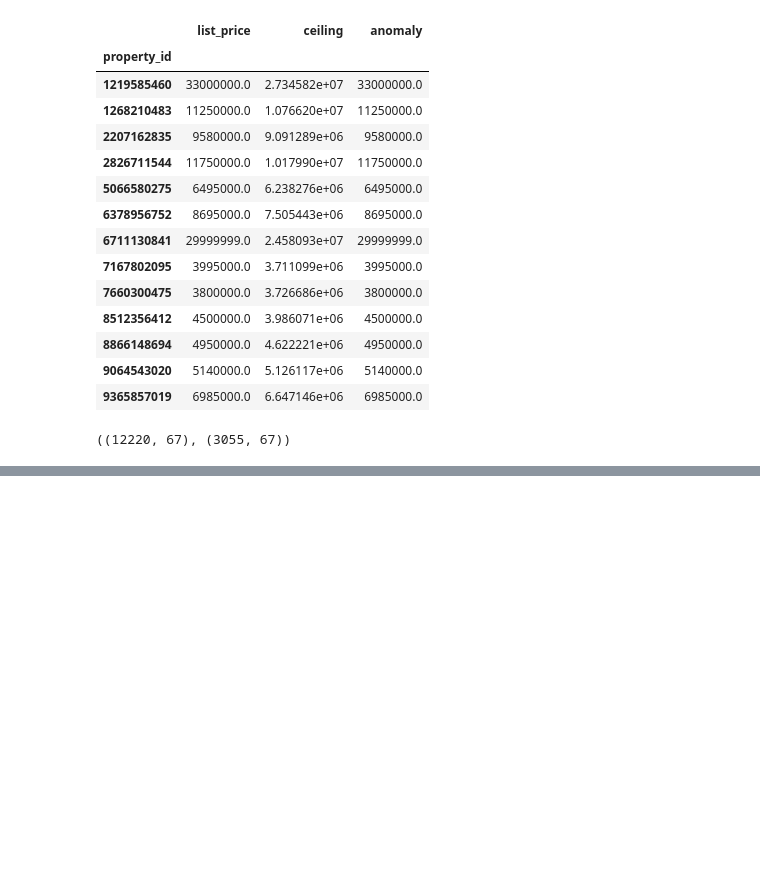
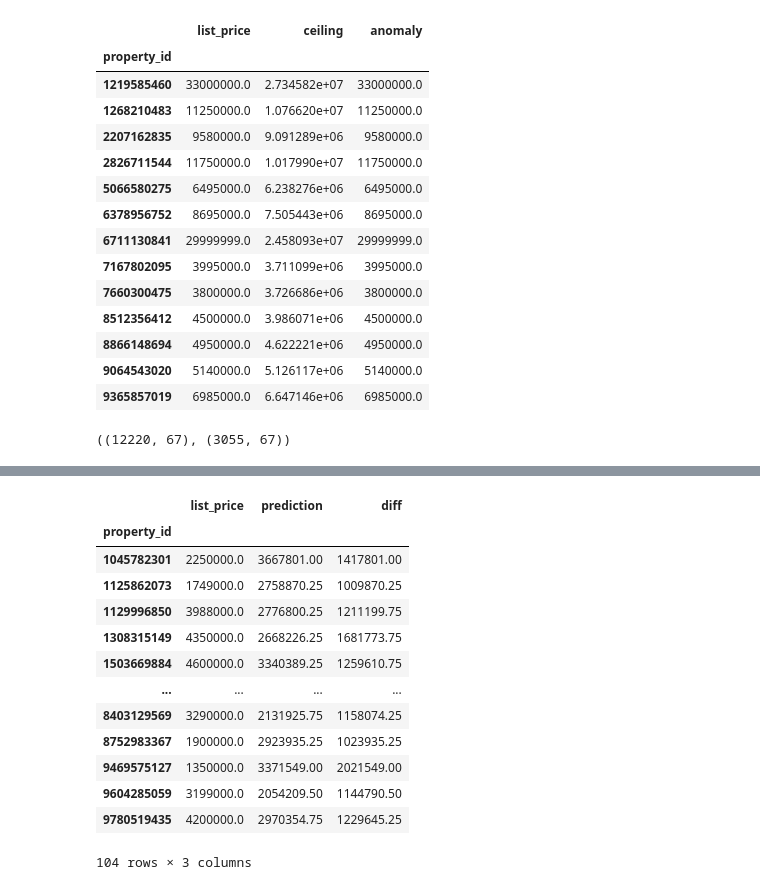
Before and after one commit to HandyFacts/recomendacion_mercado_inmobiliario, a Jupyter notebook: data_science/Modelo/Modelo_prices_houses.ipynb, the cells around one changed output, grey strips where cells are left out. Drawn from its saved outputs; the diff is of its cells as text; code cells hidden in the pictures; blank space fills up the shorter version.

```diff
--- a/data_science/Modelo/Modelo_prices_houses.ipynb
+++ b/data_science/Modelo/Modelo_prices_houses.ipynb
@@ -652,0 +685,2 @@ XGBRegressor(base_score=None, booster=None, callbacks=None,
+# %%
+y_pred = best_model.predict(x_test)
@@ -657,0 +708,2 @@ xgb.plot_importance(model)
+# %%
+result['prediction'] = y_pred
@@ -657,0 +747,4 @@ xgb.plot_importance(model)
+# %%
+df_comparacion =result[['list_price','prediction']]
+# %%
+df_comparacion['diff'] = (df_comparacion['prediction'] - df_comparacion['list_price']).apply(abs)
@@ -657,0 +757,17 @@ xgb.plot_importance(model)
+# %%
+df_comparacion[df_comparacion['diff'] >= 1000000 ]
+# %% [output]
+|  | list_price | prediction | diff |
+| property_id |  |  |  |
+| 1045782301 | 2250000.0 | 3667801.00 | 1417801.00 |
+| 1125862073 | 1749000.0 | 2758870.25 | 1009870.25 |
+| 1129996850 | 3988000.0 | 2776800.25 | 1211199.75 |
+| 1308315149 | 4350000.0 | 2668226.25 | 1681773.75 |
+| 1503669884 | 4600000.0 | 3340389.25 | 1259610.75 |
+| ... | ... | ... | ... |
+| 8403129569 | 3290000.0 | 2131925.75 | 1158074.25 |
+| 8752983367 | 1900000.0 | 2923935.25 | 1023935.25 |
+| 9469575127 | 1350000.0 | 3371549.00 | 2021549.00 |
+| 9604285059 | 3199000.0 | 2054209.50 | 1144790.50 |
+| 9780519435 | 4200000.0 | 2970354.75 | 1229645.25 |
+104 rows × 3 columns
```
Also changed, not shown: parts of 16 cells of this notebook, 1 other file.
